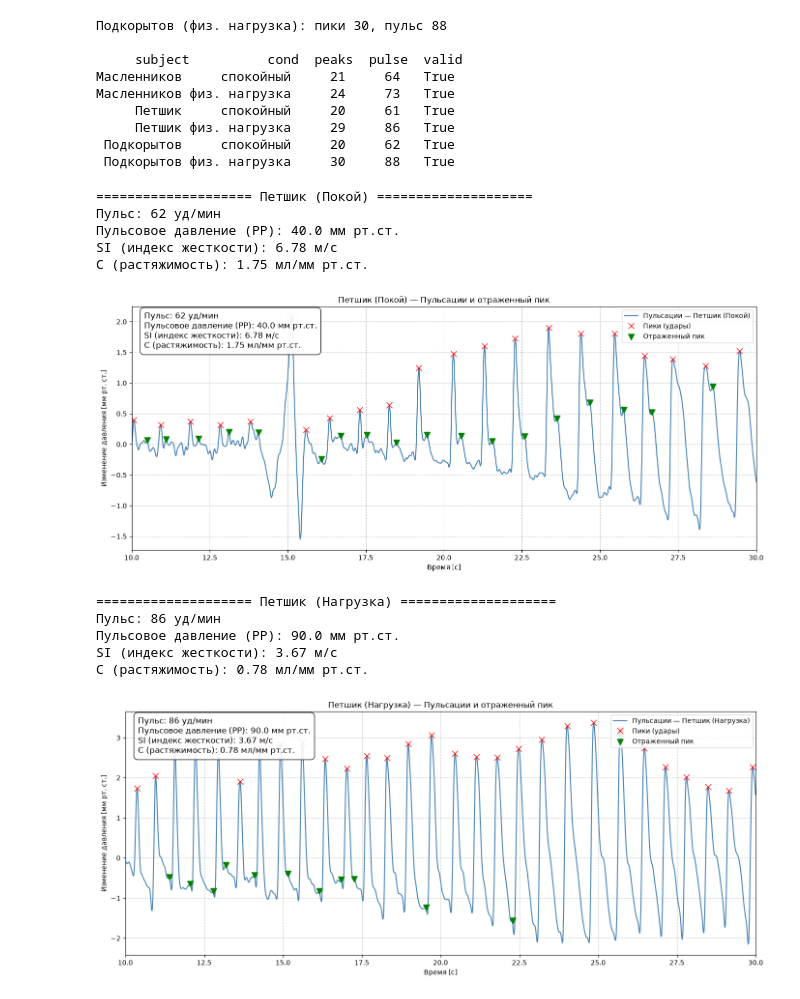
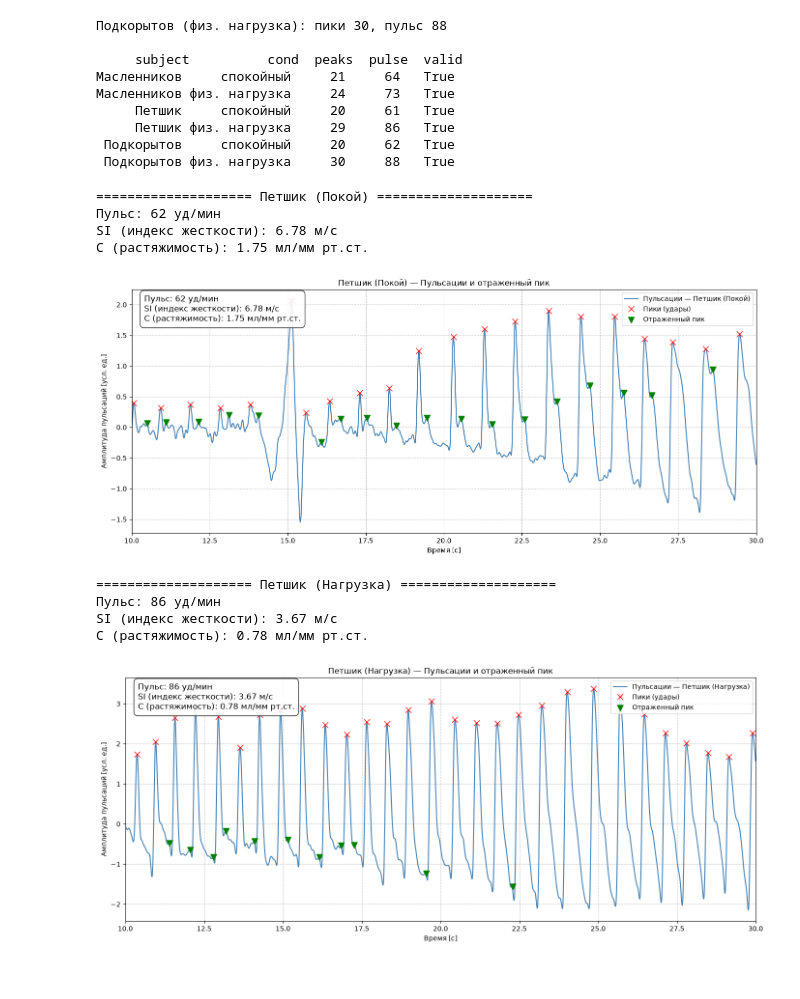
Before and after one commit to kirilivasml-glitch/get_labs, a Jupyter notebook: 5.3. Resting and post-exercise blood pressure/Graphic.ipynb, the cells around one changed output. Cells and saved outputs as stored; diff of their text form; code cells hidden in the pictures.

```diff
--- a/5.3. Resting and post-exercise blood pressure/Graphic.ipynb
+++ b/5.3. Resting and post-exercise blood pressure/Graphic.ipynb
@@ -544,7 +544,6 @@ for name, data in results.items():
     pulse = data['pulse']
 
     print(f"Пульс: {pulse:.0f} уд/мин")
-    print(f"Пульсовое давление (PP): {pp_real:.1f} мм рт.ст.")
     print(f"SI (индекс жесткости): {SI:.2f} м/с" if SI > 0 else "SI: не найден")
     print(f"C (растяжимость): {C_val:.2f} мл/мм рт.ст.")
 
@@ -559,36 +558,33 @@ for name, data in results.items():
         ax.scatter(dx, dy, color='green', s=80, marker='v', zorder=6, label='Отраженный пик')
 
     info_text = (
         f"Пульс: {pulse:.0f} уд/мин\n"
-        f"Пульсовое давление (PP): {pp_real:.1f} мм рт.ст.\n"
         f"SI (индекс жесткости): {SI:.2f} м/с\n"
         f"C (растяжимость): {C_val:.2f} мл/мм рт.ст."
     )
 
     ax.text(
         0.02, 0.98, info_text, transform=ax.transAxes, fontsize=12,
         verticalalignment='top', horizontalalignment='left',
         bbox=dict(boxstyle='round,pad=0.5', facecolor='white', alpha=0.9, edgecolor='black')
     )
 
     ax.set_title(f'{name} — Пульсации и отраженный пик')
     ax.set_xlabel('Время [с]')
-    ax.set_ylabel('Изменение давления [мм рт. ст.]')
+    ax.set_ylabel('Амплитуда пульсаций [усл. ед.]')
     ax.set_xlim(WINDOW[0], WINDOW[1])
     ax.legend(loc='upper right')
     ax.grid(True, linestyle='--', alpha=0.7)
     plt.tight_layout()
     plt.show()
 # %% [output]
 ==================== Петшик (Покой) ====================
 Пульс: 62 уд/мин
-Пульсовое давление (PP): 40.0 мм рт.ст.
 SI (индекс жесткости): 6.78 м/с
 C (растяжимость): 1.75 мл/мм рт.ст.
-[figure, old version]
+[figure, new version]
 ==================== Петшик (Нагрузка) ====================
 Пульс: 86 уд/мин
-Пульсовое давление (PP): 90.0 мм рт.ст.
 SI (индекс жесткости): 3.67 м/с
 C (растяжимость): 0.78 мл/мм рт.ст.
-[figure, old version]
+[figure, new version]
```
Also changed, not shown: 1 other file.
